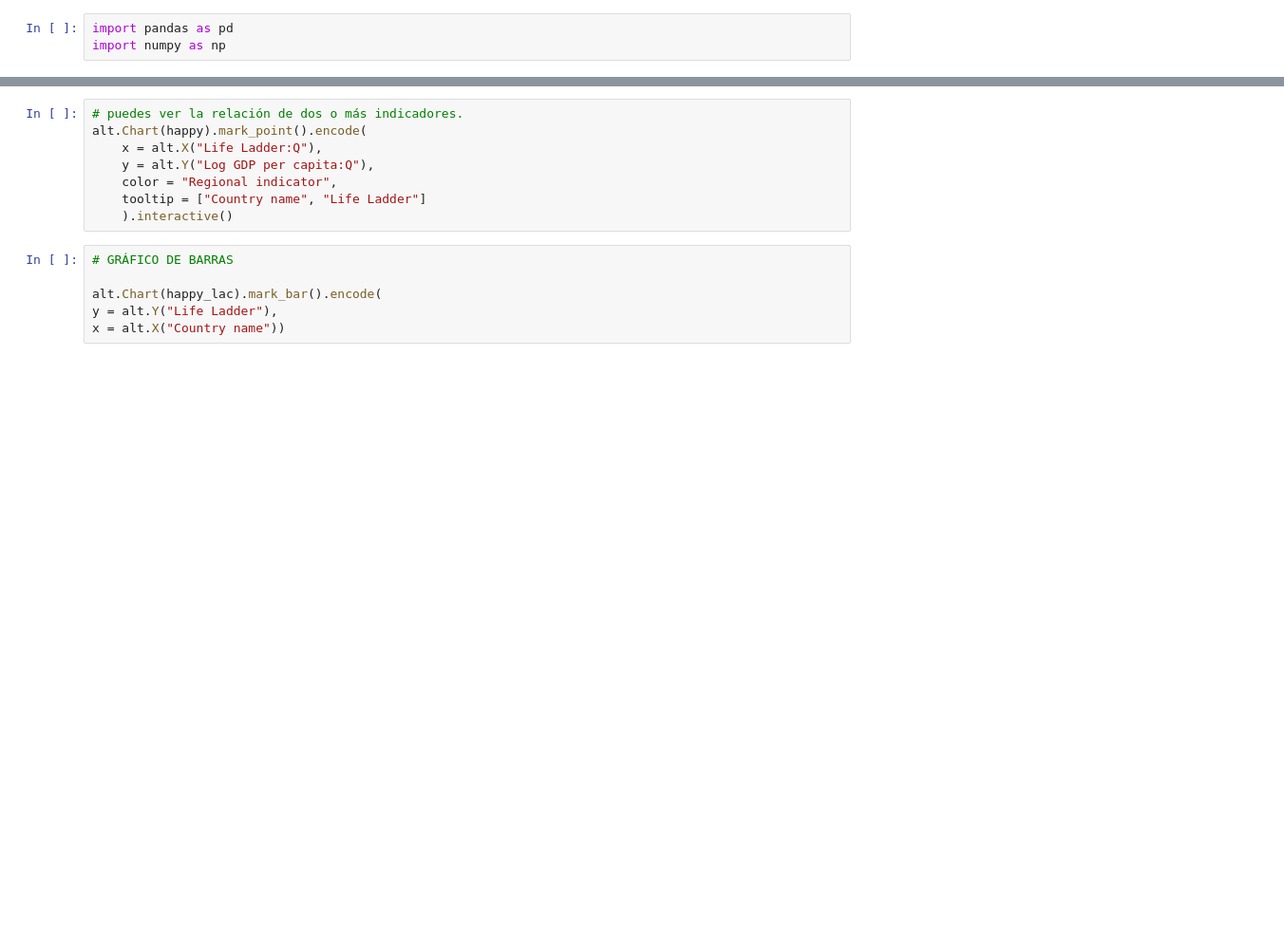
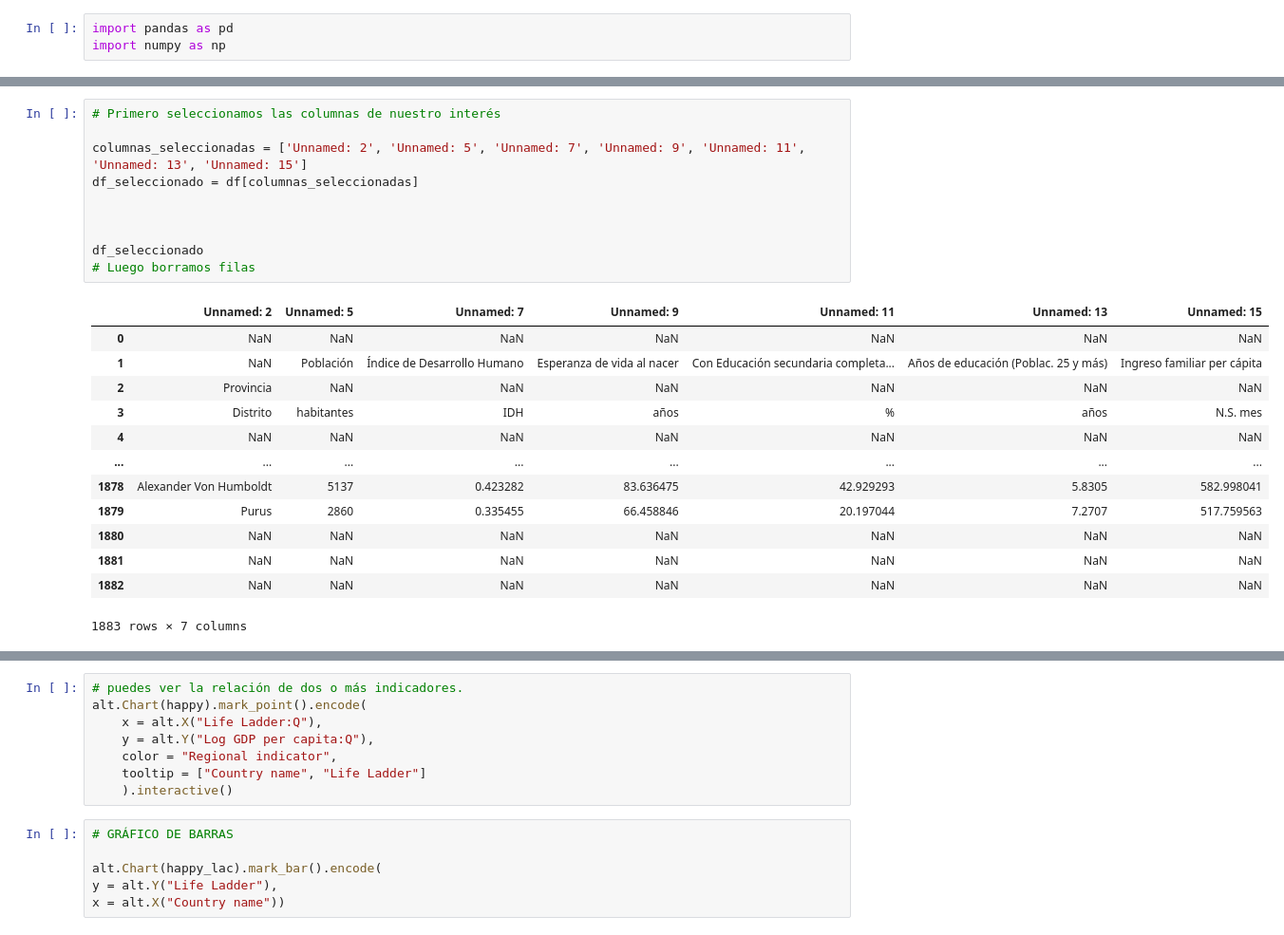
Before and after one commit to Qlab-2024-0/PROYECTO-1-FINAL, a Jupyter notebook: limpieza.ipynb, the cells around one changed output, grey strips where cells are left out. Shown at 95% size. Cells and saved outputs as stored; diff of their text form; blank space fills up the shorter version.

```diff
--- a/limpieza.ipynb
+++ b/limpieza.ipynb
@@ -65,0 +42,24 @@ clean_global
+# %%
+# Primero seleccionamos las columnas de nuestro interés
+
+columnas_seleccionadas = ['Unnamed: 2', 'Unnamed: 5', 'Unnamed: 7', 'Unnamed: 9', 'Unnamed: 11', 'Unnamed: 13', 'Unnamed: 15']
+df_seleccionado = df[columnas_seleccionadas]
+
+
+
+df_seleccionado
+# Luego borramos filas
+# %% [output]
+|  | Unnamed: 2 | Unnamed: 5 | Unnamed: 7 | Unnamed: 9 | Unnamed: 11 | Unnamed: 13 | Unnamed: 15 |
+| 0 | NaN | NaN | NaN | NaN | NaN | NaN | NaN |
+| 1 | NaN | Población | Índice de Desarrollo Humano | Esperanza de vida al nacer | Con Educación secundaria completa... | Años de educación (Poblac. 25 y más) | Ingreso familiar per cápita |
+| 2 | Provincia | NaN | NaN | NaN | NaN | NaN | NaN |
+| 3 | Distrito | habitantes | IDH | años | % | años | N.S. mes |
+| 4 | NaN | NaN | NaN | NaN | NaN | NaN | NaN |
+| ... | ... | ... | ... | ... | ... | ... | ... |
+| 1878 | Alexander Von Humboldt | 5137 | 0.423282 | 83.636475 | 42.929293 | 5.8305 | 582.998041 |
+| 1879 | Purus | 2860 | 0.335455 | 66.458846 | 20.197044 | 7.2707 | 517.759563 |
+| 1880 | NaN | NaN | NaN | NaN | NaN | NaN | NaN |
+| 1881 | NaN | NaN | NaN | NaN | NaN | NaN | NaN |
+| 1882 | NaN | NaN | NaN | NaN | NaN | NaN | NaN |
+1883 rows × 7 columns
```
Also changed, not shown: parts of 16 cells of this notebook.
